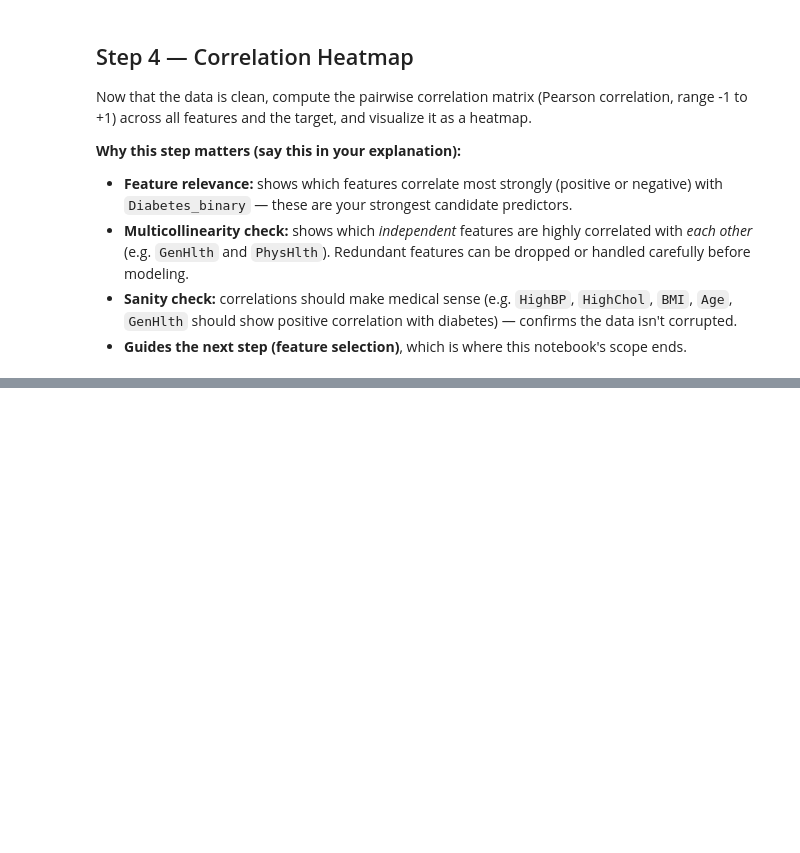
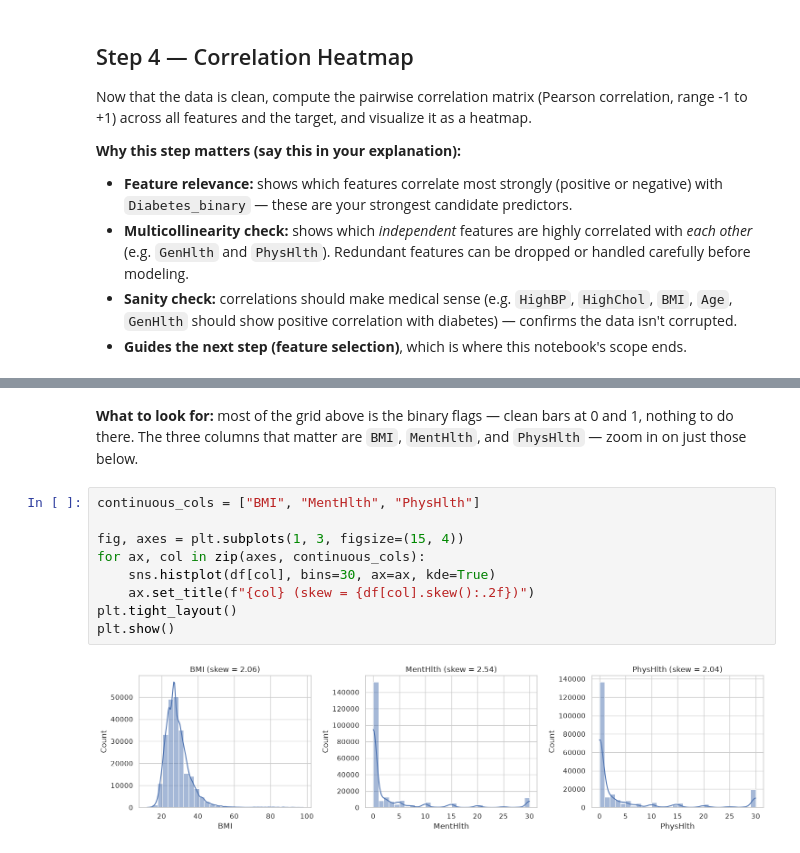
Before and after one commit to krishpinto/AI-ML-Laboratory-honors, a Jupyter notebook: diabetes_prediction_pipeline.ipynb, the cells around one changed output, grey strips where cells are left out. Saved outputs shown, nothing was run; the diff lists cells and outputs as text; blank space fills up the shorter version.

```diff
--- a/diabetes_prediction_pipeline.ipynb
+++ b/diabetes_prediction_pipeline.ipynb
@@ -132,0 +254,13 @@ plt.show()
+# %% [markdown]
+**What to look for:** most of the grid above is the binary flags — clean bars at 0 and 1, nothing to do there. The three columns that matter are `BMI`, `MentHlth`, and `PhysHlth` — zoom in on just those below.
+# %%
+continuous_cols = ["BMI", "MentHlth", "PhysHlth"]
+
+fig, axes = plt.subplots(1, 3, figsize=(15, 4))
+for ax, col in zip(axes, continuous_cols):
+    sns.histplot(df[col], bins=30, ax=ax, kde=True)
+    ax.set_title(f"{col} (skew = {df[col].skew():.2f})")
+plt.tight_layout()
+plt.show()
+# %% [output]
+[figure, added]
```
Also changed, not shown: parts of 14 cells of this notebook, 8 other files.
